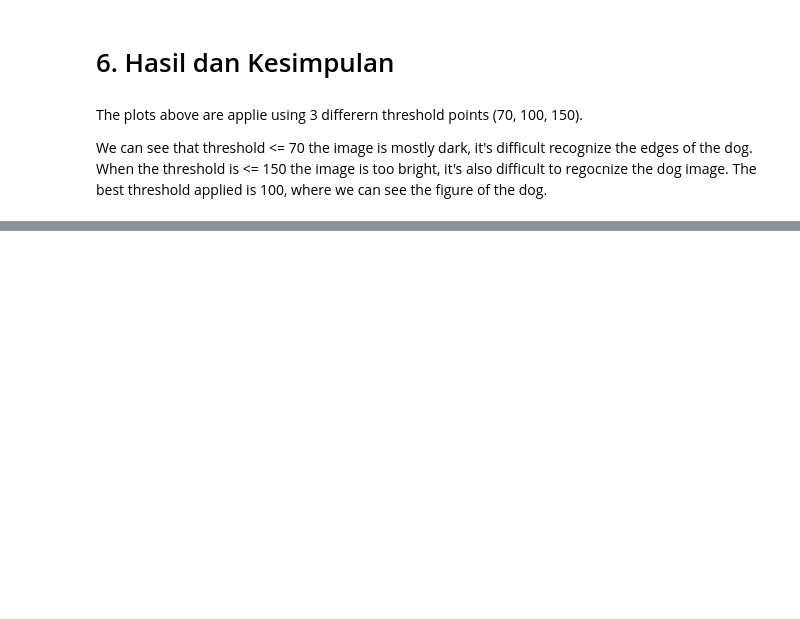
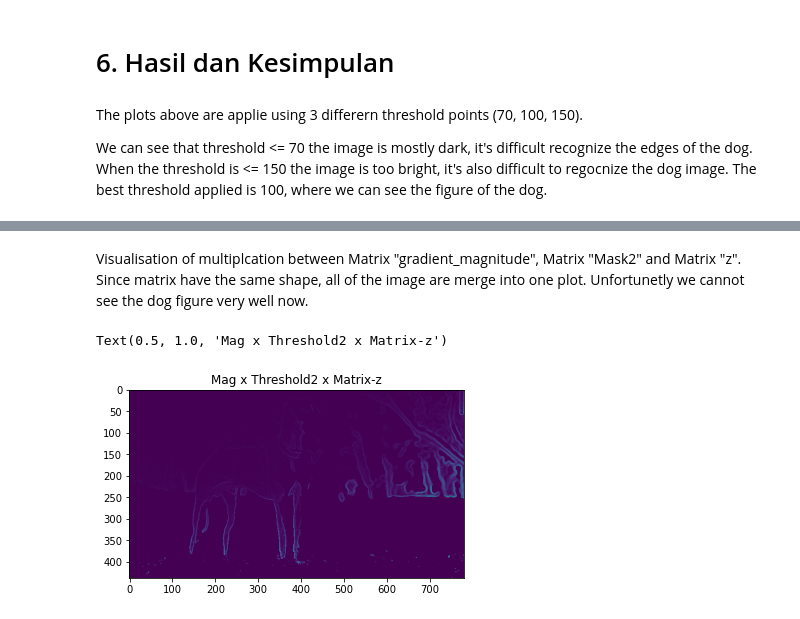
Before and after one commit to cxj3/cxj3-p0---ftds009---gc2-cxj3, a Jupyter notebook: h8dsft_P0W2_Charissa_Janto.ipynb, the cells around one changed output, grey strips where cells are left out. Saved outputs shown, nothing was run; the diff lists cells and outputs as text; code cells hidden in the pictures; blank space fills up the shorter version.

```diff
--- a/h8dsft_P0W2_Charissa_Janto.ipynb
+++ b/h8dsft_P0W2_Charissa_Janto.ipynb
@@ -212,0 +241,9 @@ We can see that threshold <= 70 the image is mostly dark, it's difficult recogni
+# %% [markdown]
+Visualisation of multiplcation between Matrix "gradient_magnitude", Matrix "Mask2" and Matrix "z". Since matrix have the same shape, all of the image are  merge into one plot. Unfortunetly we cannot see the dog figure very well now.
+# %%
+#Explore multiplication of matrix
+plt.imshow(gradient_magnitude * mask2 * z)
+plt.title('Mag x Threshold2 x Matrix-z')
+# %% [output]
+Text(0.5, 1.0, 'Mag x Threshold2 x Matrix-z')
+[figure, added]
```
Also changed, not shown: parts of 13 cells of this notebook.
